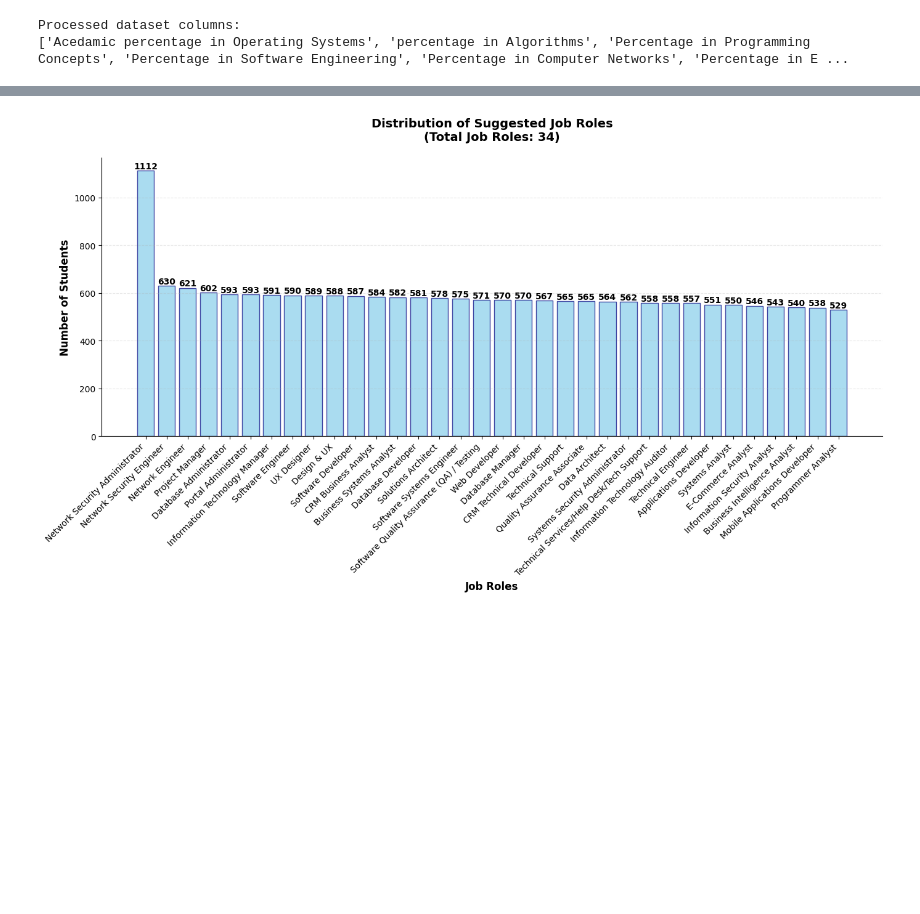
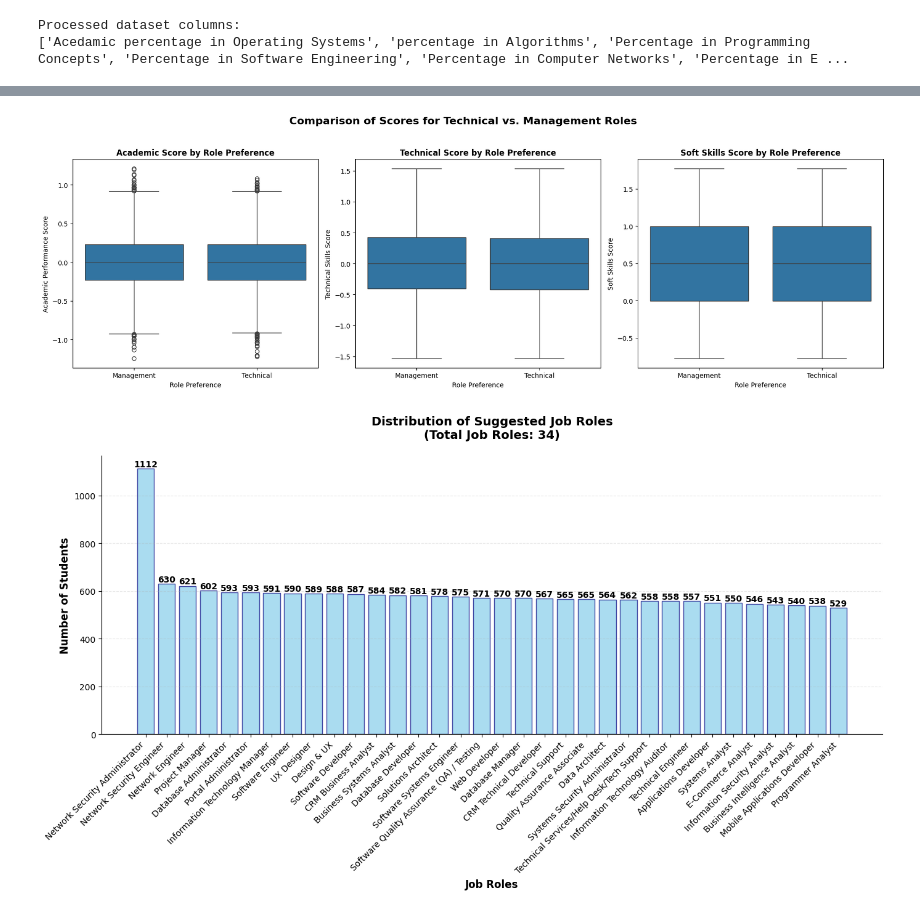
Before and after one commit to Sathvik2954/Infosys_Edu2Job_Predicting_Job_Roles_from_Educational_Background, a Jupyter notebook: Data_Preprocessing_roo_dataset.ipynb, the cells around one changed output, grey strips where cells are left out. Drawn from its saved outputs; the diff is of its cells as text; code cells hidden in the pictures; blank space fills up the shorter version.

```diff
--- a/Data_Preprocessing_roo_dataset.ipynb
+++ b/Data_Preprocessing_roo_dataset.ipynb
@@ -360,3 +389,37 @@ Processed data saved as 'processed_student_job_data.csv'
+# %%
+plot_df = pd.concat([
+    df[['Management or Technical']],
+    df_processed[['academic_performance_score', 'technical_skills_score', 'soft_skills_score']]
+], axis=1)
+
+plt.figure(figsize=(18, 6))
+
+# Academic Score vs. Role Type
+plt.subplot(1, 3, 1)
+sns.boxplot(x='Management or Technical', y='academic_performance_score', data=plot_df)
+plt.title('Academic Score by Role Preference', fontweight='bold')
+plt.xlabel('Role Preference')
+plt.ylabel('Academic Performance Score')
+
+# Technical Score vs. Role Type
+plt.subplot(1, 3, 2)
+sns.boxplot(x='Management or Technical', y='technical_skills_score', data=plot_df)
+plt.title('Technical Score by Role Preference', fontweight='bold')
+plt.xlabel('Role Preference')
+plt.ylabel('Technical Skills Score')
+
+# Soft Skills Score vs. Role Type
+plt.subplot(1, 3, 3)
+sns.boxplot(x='Management or Technical', y='soft_skills_score', data=plot_df)
+plt.title('Soft Skills Score by Role Preference', fontweight='bold')
+plt.xlabel('Role Preference')
+plt.ylabel('Soft Skills Score')
+
+plt.suptitle('Comparison of Scores for Technical vs. Management Roles', fontsize=16, fontweight='bold')
+plt.tight_layout(rect=[0, 0, 1, 0.95])
+plt.show()
+# %% [output]
+[figure, added]
 # %%
 plt.figure(figsize=(14, 8))
 if 'Suggested Job Role' in df_processed.columns:
```
Also changed, not shown: parts of 2 cells of this notebook.
